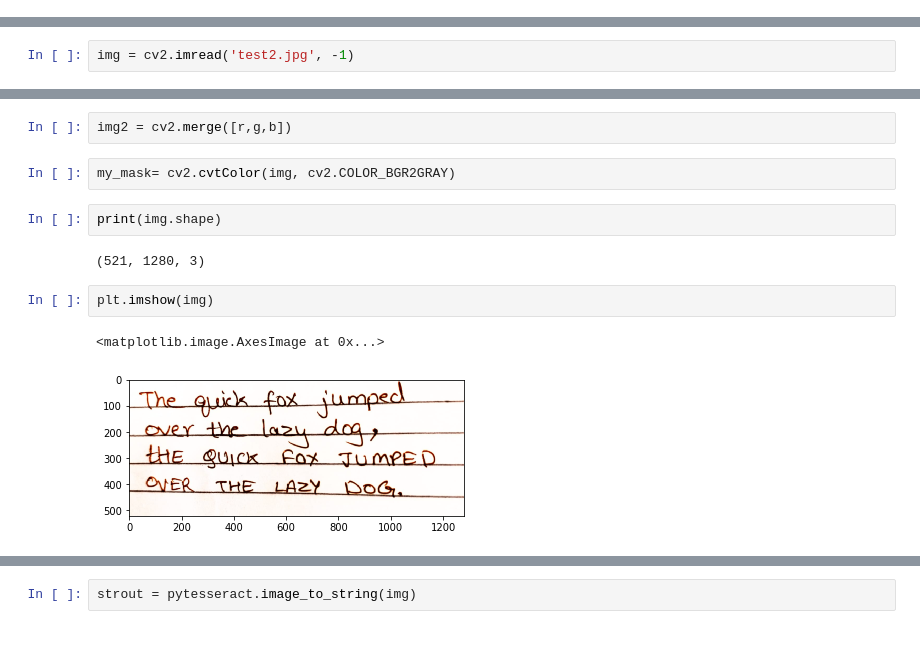
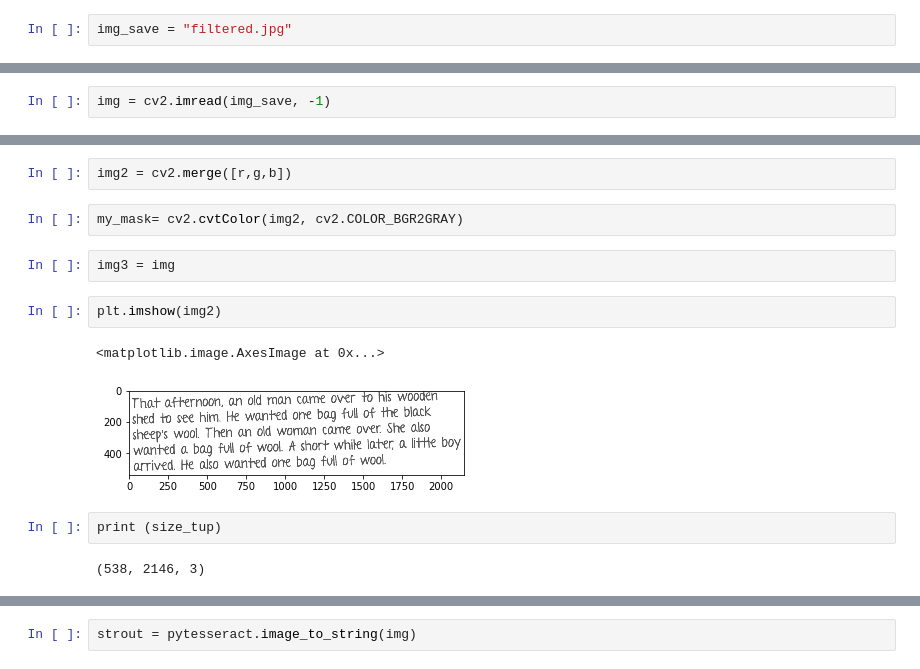
Before and after one commit to jashdalal/Handwriting_recognition, a Jupyter notebook: qwertyWorks.ipynb, the cells around one changed output, grey strips where cells are left out. Saved outputs shown, nothing was run; the diff lists cells and outputs as text; blank space fills up the shorter version.

```diff
--- a/qwertyWorks.ipynb
+++ b/qwertyWorks.ipynb
@@ -6,0 +11,2 @@ pytesseract.pytesseract.tesseract_cmd = 'C:\\Program Files\\Tesseract-OCR\\tesse
+# %%
+img_save = "filtered.jpg"
@@ -7,5 +32,5 @@ pytesseract.pytesseract.tesseract_cmd = 'C:\\Program Files\\Tesseract-OCR\\tesse
 # %%
-img = cv2.imread('test2.jpg', -1)
+img = cv2.imread(img_save, -1)
 # %%
 plt.imshow(img)
 # %% [output]
@@ -25,13 +50,15 @@ b,g,r = cv2.split(img)
 # %%
 img2 = cv2.merge([r,g,b])
 # %%
-my_mask= cv2.cvtColor(img, cv2.COLOR_BGR2GRAY)
+my_mask= cv2.cvtColor(img2, cv2.COLOR_BGR2GRAY)
-# %%
-print(img.shape)
-# %% [output]
-(521, 1280, 3)
+# %%
+img3 = img
 # %%
-plt.imshow(img)
+plt.imshow(img2)
 # %% [output]
 <matplotlib.image.AxesImage at 0x...>
-[figure, old version]
+[figure, new version]
+# %%
+print (size_tup)
+# %% [output]
+(538, 2146, 3)
```
Also changed, not shown: parts of 12 cells of this notebook, 5 other files.
